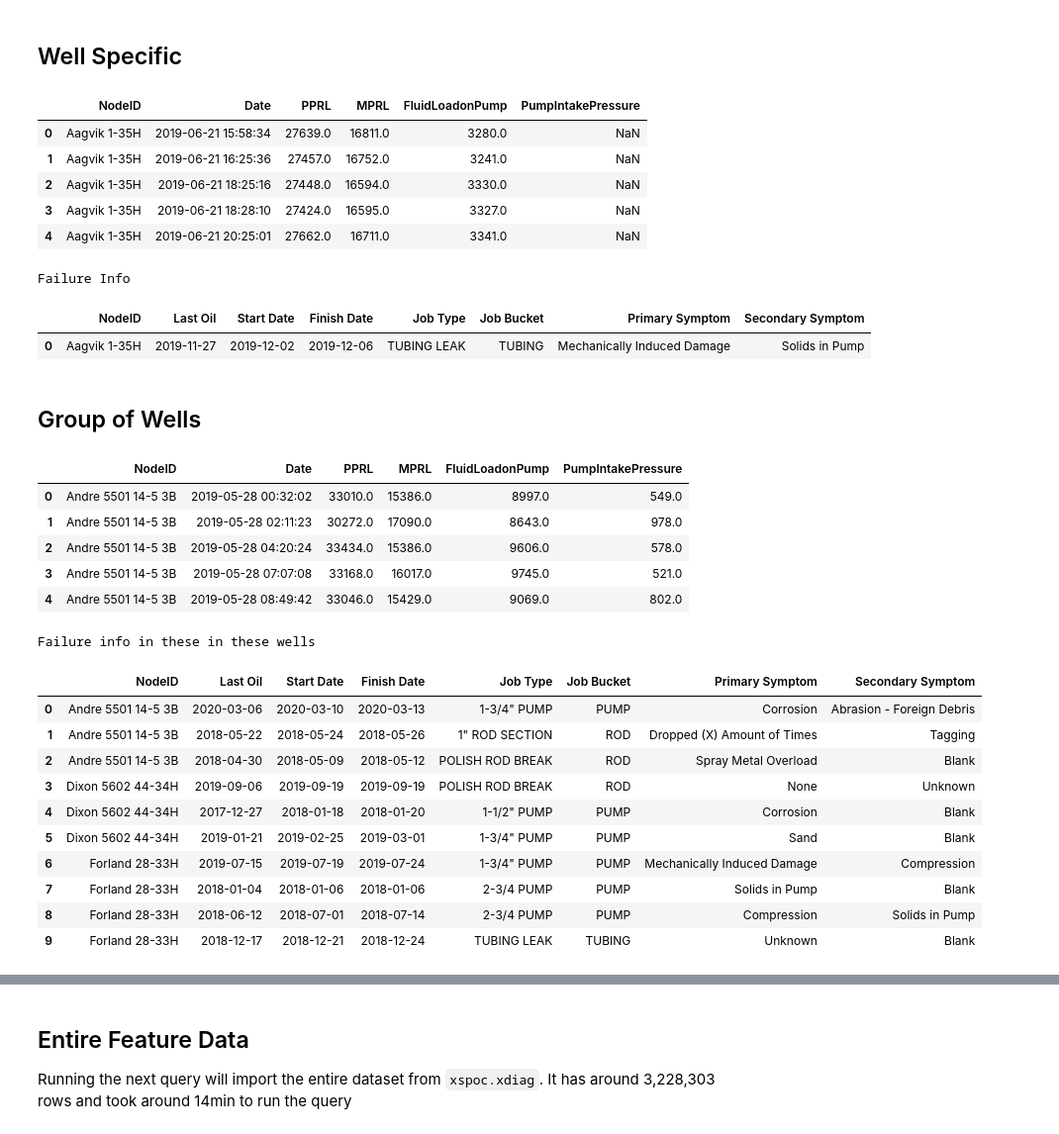
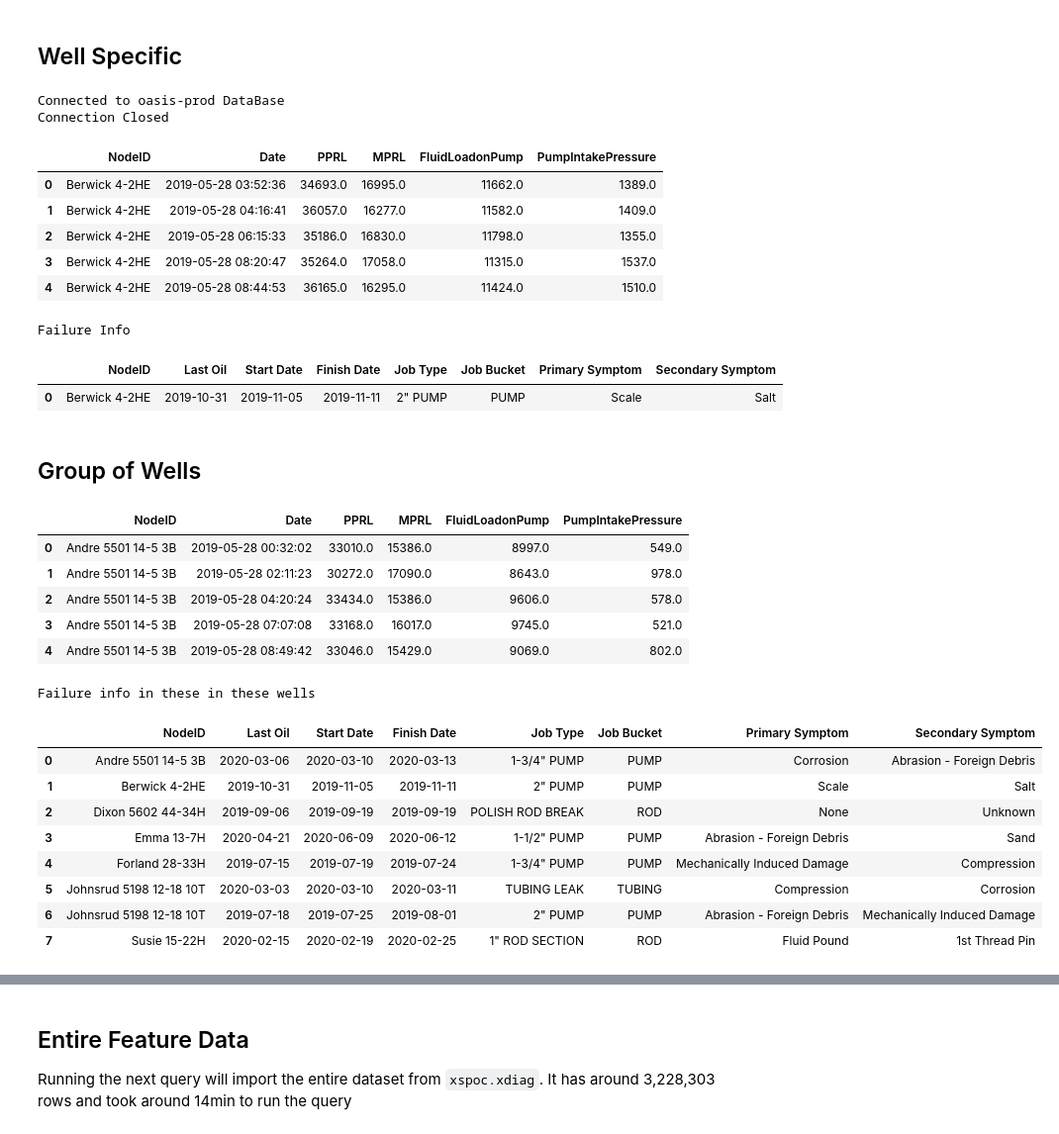
Before and after one commit to Ashitha97/ESP, a Jupyter notebook: Failure Forecasting/Feature Analysis.ipynb, the cells around one changed output, grey strips where cells are left out. Shown at 99% size. Saved outputs shown, nothing was run; the diff lists cells and outputs as text; code cells hidden in the pictures.

Commit message:
Tested Combning function in Feature Analysis of Failure Foreasting

```diff
--- a/Failure Forecasting/Feature Analysis.ipynb
+++ b/Failure Forecasting/Feature Analysis.ipynb
@@ -76,0 +98,10 @@ Wall time: 59.4 s
+# %%
+"""
+Most of the data we have is after '2019-05-01'
+So for now we remove all failures before that from the failures df
+This will help us pick wells for analysis which have seen failures
+"""
+
+fail_cut = pd.Timestamp('2019-05-01')
+failures = failures[failures['Start Date'] >= fail_cut].reset_index(drop=True)
+failures.head()
@@ -118,7 +157,7 @@ Following are the Features (Columns) to use for the initial analysis:
 # %% [markdown]
 ## Well Specific
 # %%
-well_name = 'Aagvik 1-35H'  # choose from wells which have failure
+well_name = 'Berwick 4-2HE'  # choose from wells which have failure
 
 query_well = """
 SELECT
@@ -134,7 +173,7 @@ WHERE "NodeID" = '{}'
 ORDER BY "NodeID", "Date";
 """.format(well_name)
 
-with lib_aws.PostgresRDS(db='oasis-prod') as engine:
+with lib_aws.PostgresRDS(db='oasis-prod', verbose=1) as engine:
     data_well = pd.read_sql(query_well, engine, parse_dates=['Date'])
 
 # Just failures for that well
@@ -145,23 +184,29 @@ display(data_well.head())
 print("Failure Info")
 display(failure_well)
 # %% [output]
+Connected to oasis-prod DataBase
+Connection Closed
 |  | NodeID | Date | PPRL | MPRL | FluidLoadonPump | PumpIntakePressure |
-| 0 | Aagvik 1-35H | 2019-06-21 15:58:34 | 27639.0 | 16811.0 | 3280.0 | NaN |
-| 1 | Aagvik 1-35H | 2019-06-21 16:25:36 | 27457.0 | 16752.0 | 3241.0 | NaN |
-| 2 | Aagvik 1-35H | 2019-06-21 18:25:16 | 27448.0 | 16594.0 | 3330.0 | NaN |
-| 3 | Aagvik 1-35H | 2019-06-21 18:28:10 | 27424.0 | 16595.0 | 3327.0 | NaN |
-| 4 | Aagvik 1-35H | 2019-06-21 20:25:01 | 27662.0 | 16711.0 | 3341.0 | NaN |
+| 0 | Berwick 4-2HE | 2019-05-28 03:52:36 | 34693.0 | 16995.0 | 11662.0 | 1389.0 |
+| 1 | Berwick 4-2HE | 2019-05-28 04:16:41 | 36057.0 | 16277.0 | 11582.0 | 1409.0 |
+| 2 | Berwick 4-2HE | 2019-05-28 06:15:33 | 35186.0 | 16830.0 | 11798.0 | 1355.0 |
+| 3 | Berwick 4-2HE | 2019-05-28 08:20:47 | 35264.0 | 17058.0 | 11315.0 | 1537.0 |
+| 4 | Berwick 4-2HE | 2019-05-28 08:44:53 | 36165.0 | 16295.0 | 11424.0 | 1510.0 |
-Failure Info
+Failure Info
 |  | NodeID | Last Oil | Start Date | Finish Date | Job Type | Job Bucket | Primary Symptom | Secondary Symptom |
-| 0 | Aagvik 1-35H | 2019-11-27 | 2019-12-02 | 2019-12-06 | TUBING LEAK | TUBING | Mechanically Induced Damage | Solids in Pump |
+| 0 | Berwick 4-2HE | 2019-10-31 | 2019-11-05 | 2019-11-11 | 2" PUMP | PUMP | Scale | Salt |
 # %% [markdown]
 ## Group of Wells
 # %%
 %%time
 well_list = [
+    'Johnsrud 5198 12-18 10T',
     'Andre 5501 14-5 3B',
+    'Berwick 4-2HE',
     'Dixon 5602 44-34H',
-    'Forland 28-33H'
+    'Emma 13-7H',
+    'Forland 28-33H',
+    'Susie 15-22H'
 ]
 
 query_list = """
@@ -169,39 +214,37 @@ SELECT
     "NodeID",
     "Date",
     "PPRL",
     "MPRL",
     "FluidLoadonPump",
     "PumpIntakePressure"
 FROM xspoc.xdiag
 WHERE "NodeID" in {}
 ORDER BY "NodeID","Date"
 """.format(tuple(well_list))
 
 with lib_aws.PostgresRDS(db='oasis-prod') as engine:
     data_list = pd.read_sql(query_list, engine, parse_dates=['Date'])
 
 failure_list = failures[failures.NodeID.isin(well_list)]
 failure_list.reset_index(inplace=True, drop=True)
 
 display(data_list.head())
 print("Failure info in these in these wells")
 display(failure_list)
 # %% [output]
 |  | NodeID | Date | PPRL | MPRL | FluidLoadonPump | PumpIntakePressure |
 | 0 | Andre 5501 14-5 3B | 2019-05-28 00:32:02 | 33010.0 | 15386.0 | 8997.0 | 549.0 |
 | 1 | Andre 5501 14-5 3B | 2019-05-28 02:11:23 | 30272.0 | 17090.0 | 8643.0 | 978.0 |
 | 2 | Andre 5501 14-5 3B | 2019-05-28 04:20:24 | 33434.0 | 15386.0 | 9606.0 | 578.0 |
 | 3 | Andre 5501 14-5 3B | 2019-05-28 07:07:08 | 33168.0 | 16017.0 | 9745.0 | 521.0 |
 | 4 | Andre 5501 14-5 3B | 2019-05-28 08:49:42 | 33046.0 | 15429.0 | 9069.0 | 802.0 |
 Failure info in these in these wells
 |  | NodeID | Last Oil | Start Date | Finish Date | Job Type | Job Bucket | Primary Symptom | Secondary Symptom |
 | 0 | Andre 5501 14-5 3B | 2020-03-06 | 2020-03-10 | 2020-03-13 | 1-3/4" PUMP | PUMP | Corrosion | Abrasion - Foreign Debris |
-| 1 | Andre 5501 14-5 3B | 2018-05-22 | 2018-05-24 | 2018-05-26 | 1" ROD SECTION | ROD | Dropped (X) Amount of Times | Tagging |
-| 2 | Andre 5501 14-5 3B | 2018-04-30 | 2018-05-09 | 2018-05-12 | POLISH ROD BREAK | ROD | Spray Metal Overload | Blank |
-| 3 | Dixon 5602 44-34H | 2019-09-06 | 2019-09-19 | 2019-09-19 | POLISH ROD BREAK | ROD | None | Unknown |
-| 4 | Dixon 5602 44-34H | 2017-12-27 | 2018-01-18 | 2018-01-20 | 1-1/2" PUMP | PUMP | Corrosion | Blank |
-| 5 | Dixon 5602 44-34H | 2019-01-21 | 2019-02-25 | 2019-03-01 | 1-3/4" PUMP | PUMP | Sand | Blank |
-| 6 | Forland 28-33H | 2019-07-15 | 2019-07-19 | 2019-07-24 | 1-3/4" PUMP | PUMP | Mechanically Induced Damage | Compression |
-| 7 | Forland 28-33H | 2018-01-04 | 2018-01-06 | 2018-01-06 | 2-3/4 PUMP | PUMP | Solids in Pump | Blank |
-| 8 | Forland 28-33H | 2018-06-12 | 2018-07-01 | 2018-07-14 | 2-3/4 PUMP | PUMP | Compression | Solids in Pump |
-| 9 | Forland 28-33H | 2018-12-17 | 2018-12-21 | 2018-12-24 | TUBING LEAK | TUBING | Unknown | Blank |
+| 1 | Berwick 4-2HE | 2019-10-31 | 2019-11-05 | 2019-11-11 | 2" PUMP | PUMP | Scale | Salt |
+| 2 | Dixon 5602 44-34H | 2019-09-06 | 2019-09-19 | 2019-09-19 | POLISH ROD BREAK | ROD | None | Unknown |
+| 3 | Emma 13-7H | 2020-04-21 | 2020-06-09 | 2020-06-12 | 1-1/2" PUMP | PUMP | Abrasion - Foreign Debris | Sand |
+| 4 | Forland 28-33H | 2019-07-15 | 2019-07-19 | 2019-07-24 | 1-3/4" PUMP | PUMP | Mechanically Induced Damage | Compression |
+| 5 | Johnsrud 5198 12-18 10T | 2020-03-03 | 2020-03-10 | 2020-03-11 | TUBING LEAK | TUBING | Compression | Corrosion |
+| 6 | Johnsrud 5198 12-18 10T | 2019-07-18 | 2019-07-25 | 2019-08-01 | 2" PUMP | PUMP | Abrasion - Foreign Debris | Mechanically Induced Damage |
+| 7 | Susie 15-22H | 2020-02-15 | 2020-02-19 | 2020-02-25 | 1" ROD SECTION | ROD | Fluid Pound | 1st Thread Pin |
```
Also changed, not shown: parts of 12 cells of this notebook.
